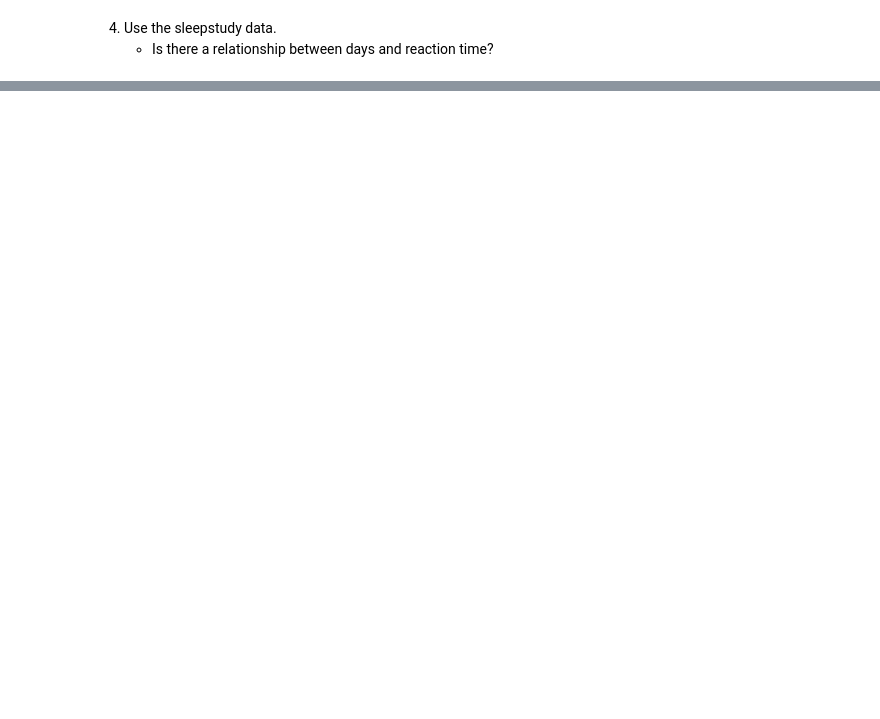
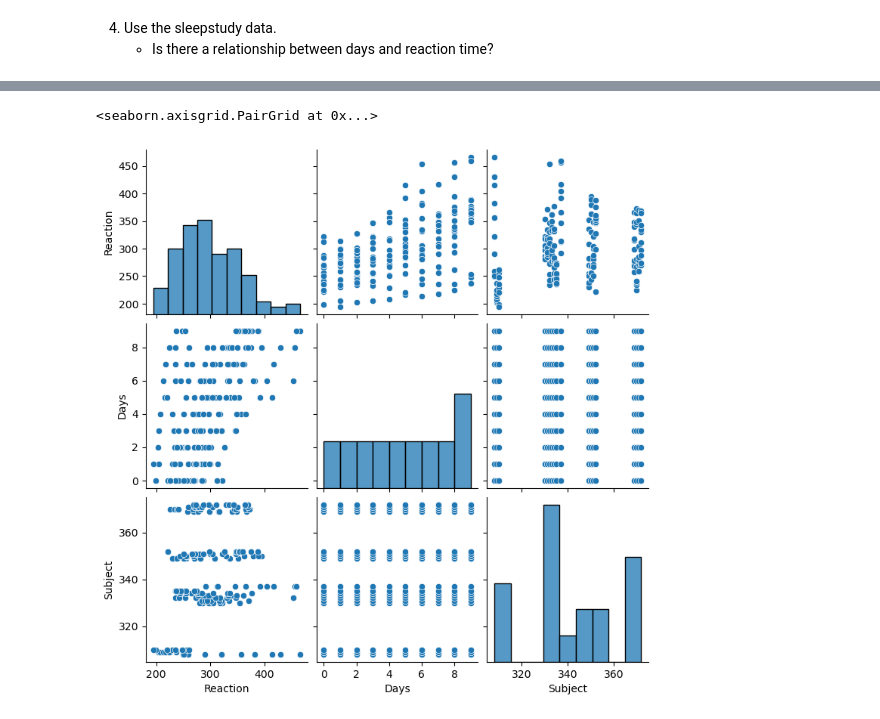
Before and after one commit to Joshua-Click/statistics-exercises, a Jupyter notebook: hypothesis_testing.ipynb, the cells around one changed output, grey strips where cells are left out. Drawn from its saved outputs; the diff is of its cells as text; code cells hidden in the pictures; blank space fills up the shorter version.

```diff
--- a/hypothesis_testing.ipynb
+++ b/hypothesis_testing.ipynb
@@ -164,0 +286,3 @@ UFuncTypeError: ufunc 'add' did not contain a loop with signature matching types
+# %%
+sleep_df = data('sleepstudy')
+sleep_df
@@ -164,0 +303,5 @@ UFuncTypeError: ufunc 'add' did not contain a loop with signature matching types
+# %%
+sns.pairplot(sleep_df)
+# %% [output]
+<seaborn.axisgrid.PairGrid at 0x...>
+[figure, added]
```
Also changed, not shown: parts of 22 cells of this notebook.
